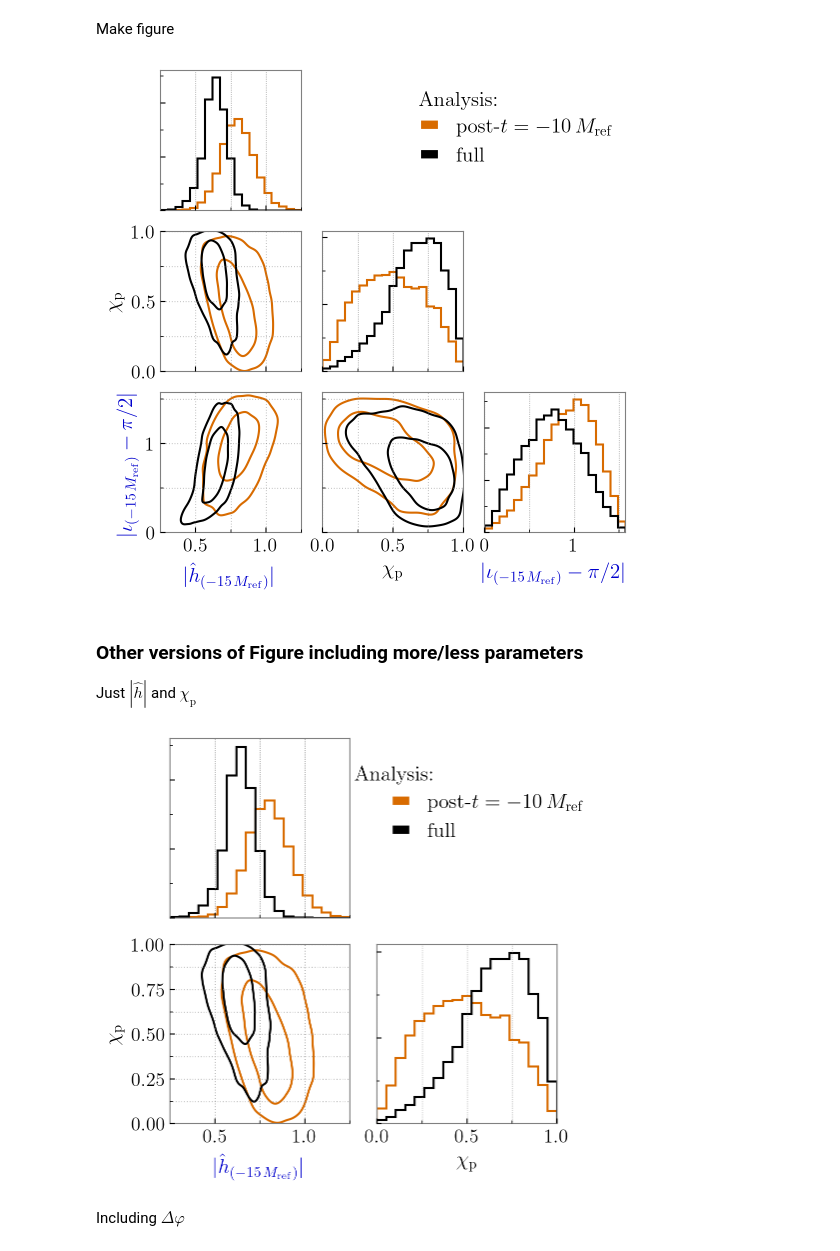
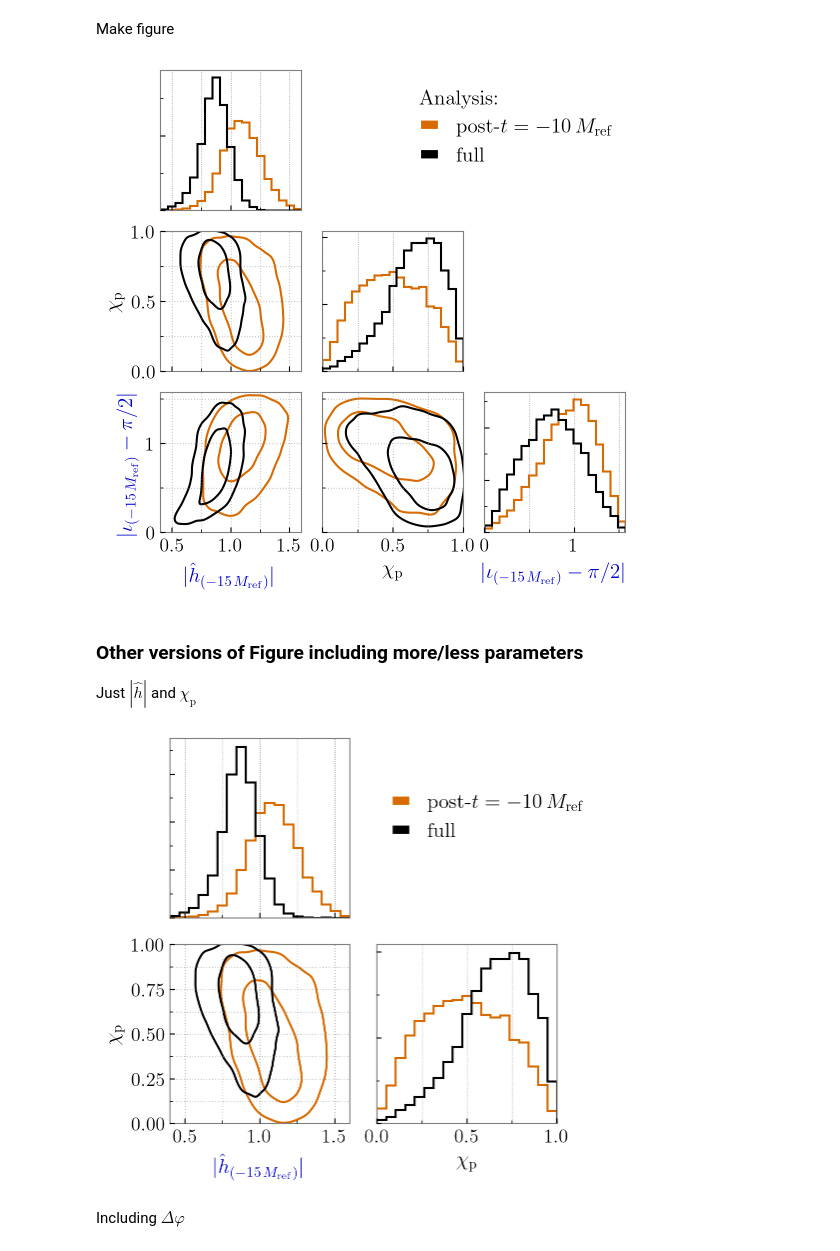
Before and after one commit to simonajmiller/gw190521-timedomain-release, a Jupyter notebook: figures/figure_02.ipynb, the cells around one changed output. Saved outputs shown, nothing was run; the diff lists cells and outputs as text; code cells hidden in the pictures.

```diff
--- a/figures/figure_02.ipynb
+++ b/figures/figure_02.ipynb
@@ -403,7 +403,7 @@ for run in colors_dict.keys():
 # ... and their bounds
 bounds_dict = {
     'chip':(0,1),
-    'h':(0.25, 1.25),
+    'h':(0.4, 1.6),
     'iota':(0, np.pi/2),
     'phase':(4, 5)
 }
@@ -432,10 +432,10 @@ make_cornerPlot(
     bins=20,
     legend_handles=legend_handles,
     legend_loc=(1.7, 0.8),
-    text_loc=(2.37, 3.9)
+    text_loc=(2.95, 2.85)
 )
 # %% [output]
-[figure, old version]
+[figure, new version]
 # %% [markdown]
 ### Other versions of Figure including more/less parameters
 
@@ -443,18 +443,18 @@ Just $|\hat h|$ and $\chi_\mathrm{p}$
 # %%
 make_cornerPlot(
     ['h', 'chip'],
     for_cp_dict,
     colors_dict,
     bounds_dict,
     labels_dict,
     bins=20,
     legend_handles=legend_handles,
     legend_loc=(1.12, 0.8),
-    text_loc=(1.5, 4.0),
+    text_loc=None,
     figsize=(5,5)
 )
 # %% [output]
-[figure, old version]
+[figure, new version]
 # %% [markdown]
 Including $\Delta\varphi$
 # %%
```
Also changed, not shown: parts of 4 cells of this notebook, 11 other files.
